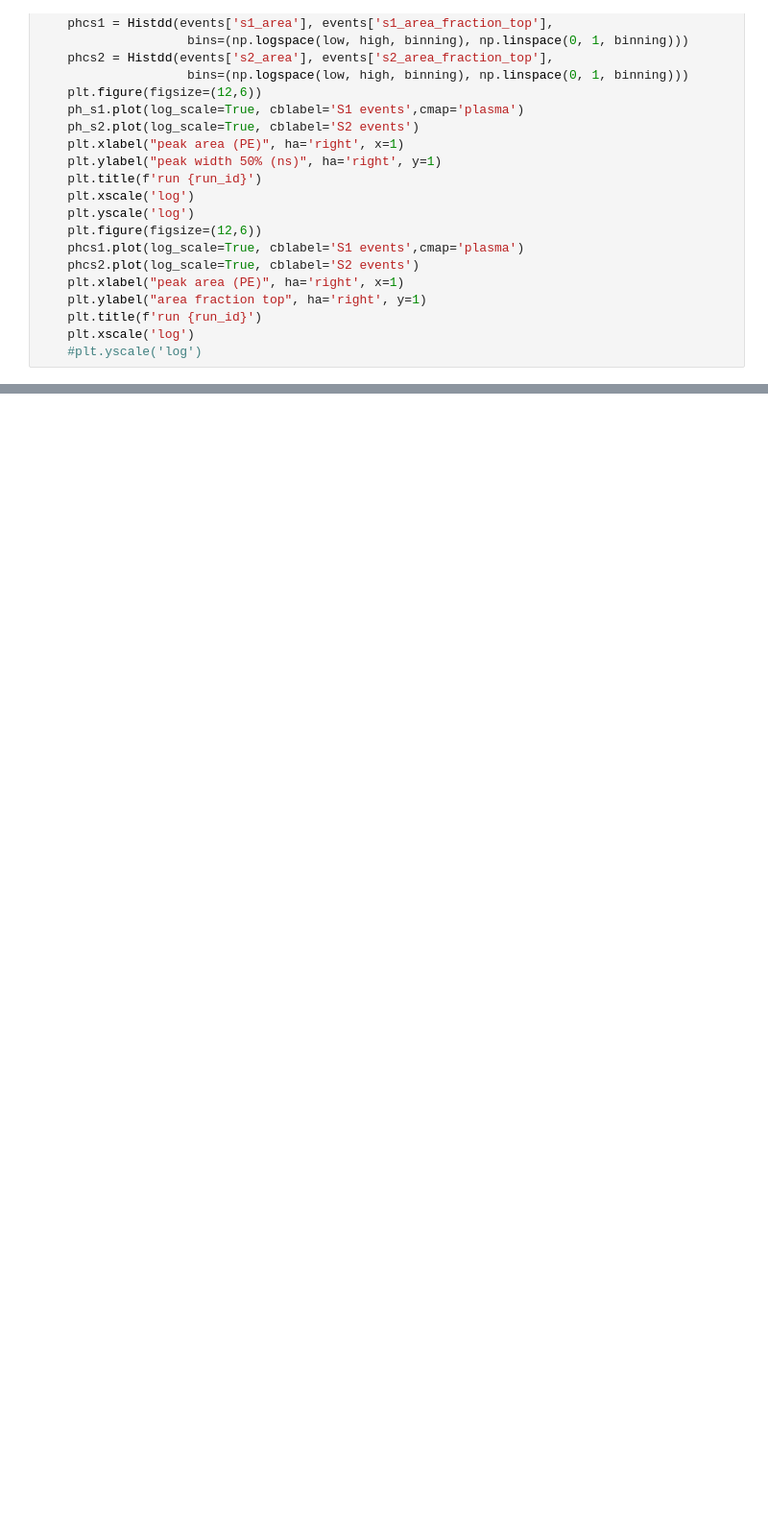
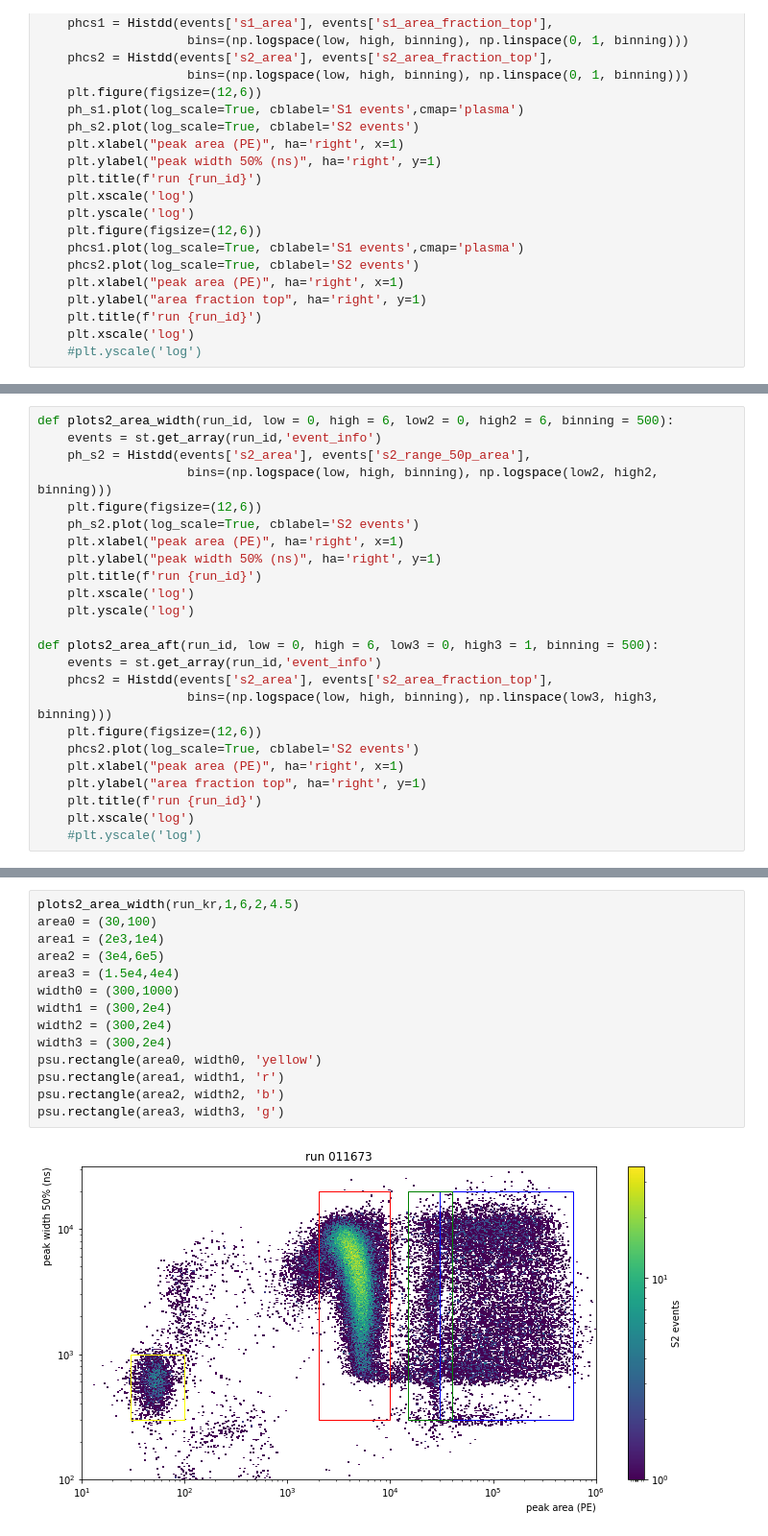
Before and after one commit to valerioda/xenon-note, a Jupyter notebook: fast_response_analysis/bkg-Kr_data-comparison.ipynb, the cells around one changed output, grey strips where cells are left out. Shown at 96% size. Cells and saved outputs as stored; diff of their text form; blank space fills up the shorter version.

```diff
--- a/fast_response_analysis/bkg-Kr_data-comparison.ipynb
+++ b/fast_response_analysis/bkg-Kr_data-comparison.ipynb
@@ -81 +117,25 @@ plot_area_width_aft(run_bkg)
+# %%
+def plots2_area_width(run_id, low = 0, high = 6, low2 = 0, high2 = 6, binning = 500):
+    events = st.get_array(run_id,'event_info')
+    ph_s2 = Histdd(events['s2_area'], events['s2_range_50p_area'],
+                    bins=(np.logspace(low, high, binning), np.logspace(low2, high2, binning)))
+    plt.figure(figsize=(12,6))
+    ph_s2.plot(log_scale=True, cblabel='S2 events')
+    plt.xlabel("peak area (PE)", ha='right', x=1)
+    plt.ylabel("peak width 50% (ns)", ha='right', y=1)
+    plt.title(f'run {run_id}')
+    plt.xscale('log')
+    plt.yscale('log')
+
+def plots2_area_aft(run_id, low = 0, high = 6, low3 = 0, high3 = 1, binning = 500):
+    events = st.get_array(run_id,'event_info')
+    phcs2 = Histdd(events['s2_area'], events['s2_area_fraction_top'],
+                    bins=(np.logspace(low, high, binning), np.linspace(low3, high3, binning)))
+    plt.figure(figsize=(12,6))
+    phcs2.plot(log_scale=True, cblabel='S2 events')
+    plt.xlabel("peak area (PE)", ha='right', x=1)
+    plt.ylabel("area fraction top", ha='right', y=1)
+    plt.title(f'run {run_id}')
+    plt.xscale('log')
+    #plt.yscale('log')
 # %%
@@ -194,0 +250,16 @@ def diffusion_constant(run_id, area_bounds, aft_bounds, width_bounds, fit_range,
+# %%
+plots2_area_width(run_kr,1,6,2,4.5)
+area0 = (30,100)
+area1 = (2e3,1e4)
+area2 = (3e4,6e5)
+area3 = (1.5e4,4e4)
+width0 = (300,1000)
+width1 = (300,2e4)
+width2 = (300,2e4)
+width3 = (300,2e4)
+psu.rectangle(area0, width0, 'yellow')
+psu.rectangle(area1, width1, 'r')
+psu.rectangle(area2, width2, 'b')
+psu.rectangle(area3, width3, 'g')
+# %% [output]
+[figure, added]
```
Also changed, not shown: parts of 28 cells of this notebook, 3 other files.
